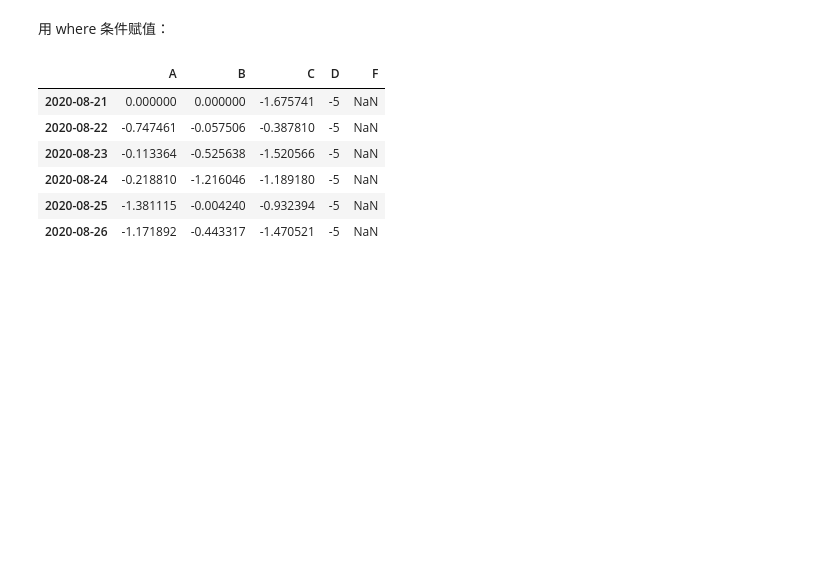
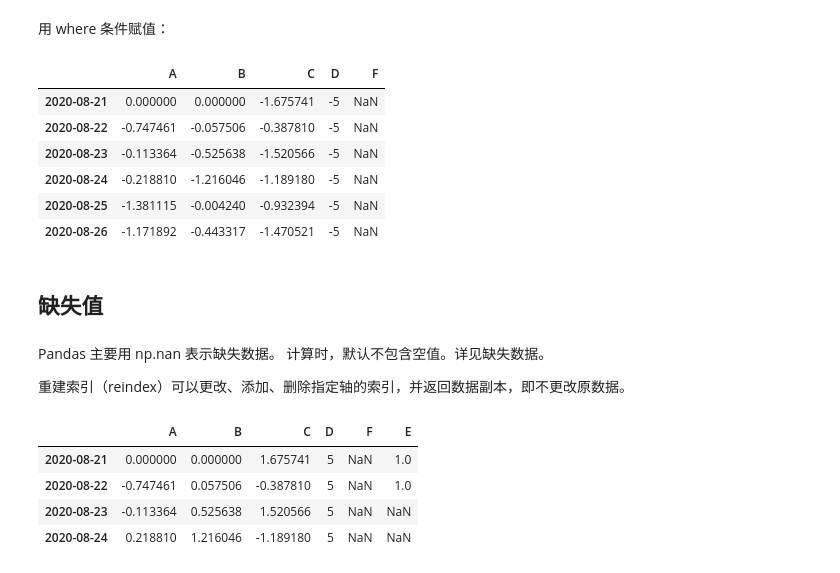
Before and after one commit to mangxiao2018/PandasSample, a Jupyter notebook: 1-入门Pandas.ipynb, the cells around one changed output. Saved outputs shown, nothing was run; the diff lists cells and outputs as text; code cells hidden in the pictures; blank space fills up the shorter version.

```diff
--- a/1-入门Pandas.ipynb
+++ b/1-入门Pandas.ipynb
@@ -451,3 +451,21 @@ df2
 | 2020-08-24 | -0.218810 | -1.216046 | -1.189180 | -5 | NaN |
 | 2020-08-25 | -1.381115 | -0.004240 | -0.932394 | -5 | NaN |
 | 2020-08-26 | -1.171892 | -0.443317 | -1.470521 | -5 | NaN |
+# %% [markdown]
+## 缺失值
+# %% [markdown]
+Pandas 主要用 np.nan 表示缺失数据。 计算时，默认不包含空值。详见缺失数据。
+
+重建索引（reindex）可以更改、添加、删除指定轴的索引，并返回数据副本，即不更改原数据。
+# %%
+df1 = df.reindex(index=dates[0:4], columns=list(df.columns) + ['E'])
+# %%
+df1.loc[dates[0]:dates[1], 'E'] = 1
+# %%
+df1
+# %% [output]
+|  | A | B | C | D | F | E |
+| 2020-08-21 | 0.000000 | 0.000000 | 1.675741 | 5 | NaN | 1.0 |
+| 2020-08-22 | -0.747461 | 0.057506 | -0.387810 | 5 | NaN | 1.0 |
+| 2020-08-23 | -0.113364 | 0.525638 | 1.520566 | 5 | NaN | NaN |
+| 2020-08-24 | 0.218810 | 1.216046 | -1.189180 | 5 | NaN | NaN |
```
Also changed, not shown: parts of 17 cells of this notebook.
